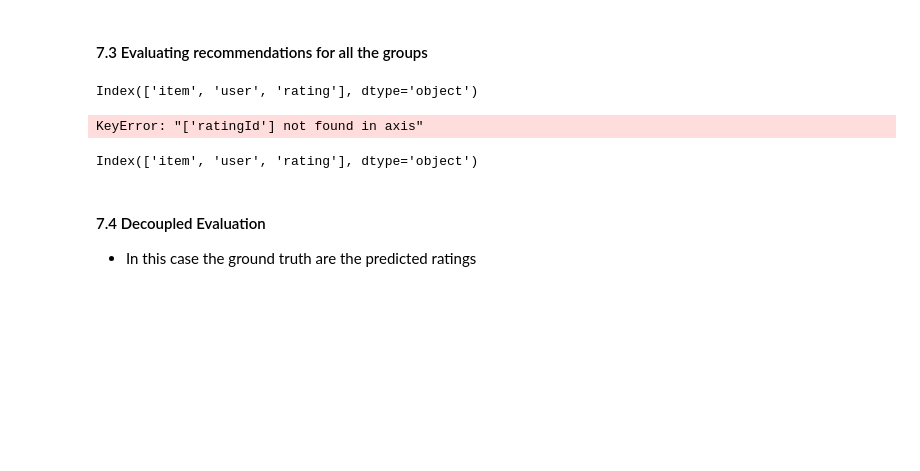
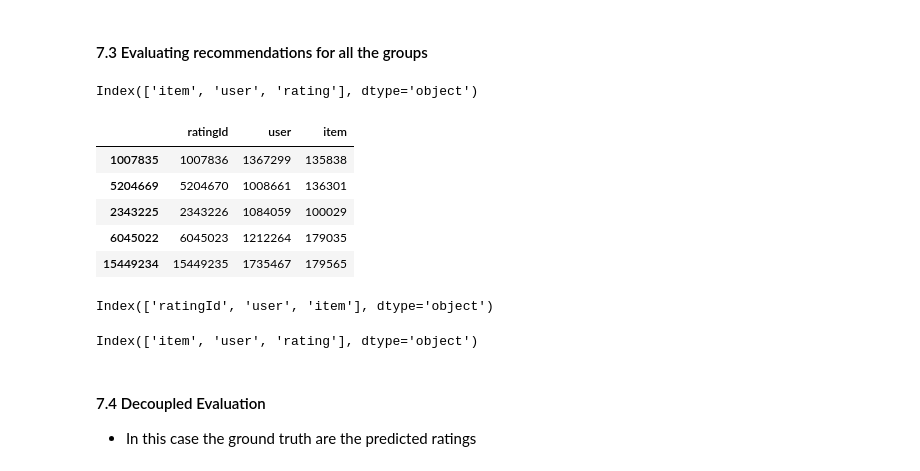
Before and after one commit to NikiLalev/rs_project_group12, a Jupyter notebook: dataset/GrupRacomander2.ipynb, the cells around one changed output. Saved outputs shown, nothing was run; the diff lists cells and outputs as text; code cells hidden in the pictures; blank space fills up the shorter version.

```diff
--- a/dataset/GrupRacomander2.ipynb
+++ b/dataset/GrupRacomander2.ipynb
@@ -650,11 +721,18 @@ print(extended_test_df.columns)
 # %% [output]
 Index(['item', 'user', 'rating'], dtype='object')
 # %%
-test_df=test_df.drop(columns=['ratingId'])
 
-print(test_df.columns)
+test_df=test_df.drop(columns=['rating'])
+display(test_df.head(5))
+print(test_df_drop_rating.columns)
 # %% [output]
+|  | ratingId | user | item |
+| 1007835 | 1007836 | 1367299 | 135838 |
+| 5204669 | 5204670 | 1008661 | 136301 |
+| 2343225 | 2343226 | 1084059 | 100029 |
+| 6045022 | 6045023 | 1212264 | 179035 |
+| 15449234 | 15449235 | 1735467 | 179565 |
-KeyError: "['ratingId'] not found in axis"
+Index(['ratingId', 'user', 'item'], dtype='object')
 # %%
 # Reorder columns by specifying the desired order
 train_df = train_df[['item', 'user', 'rating']]
```
Also changed, not shown: parts of 14 cells of this notebook.
